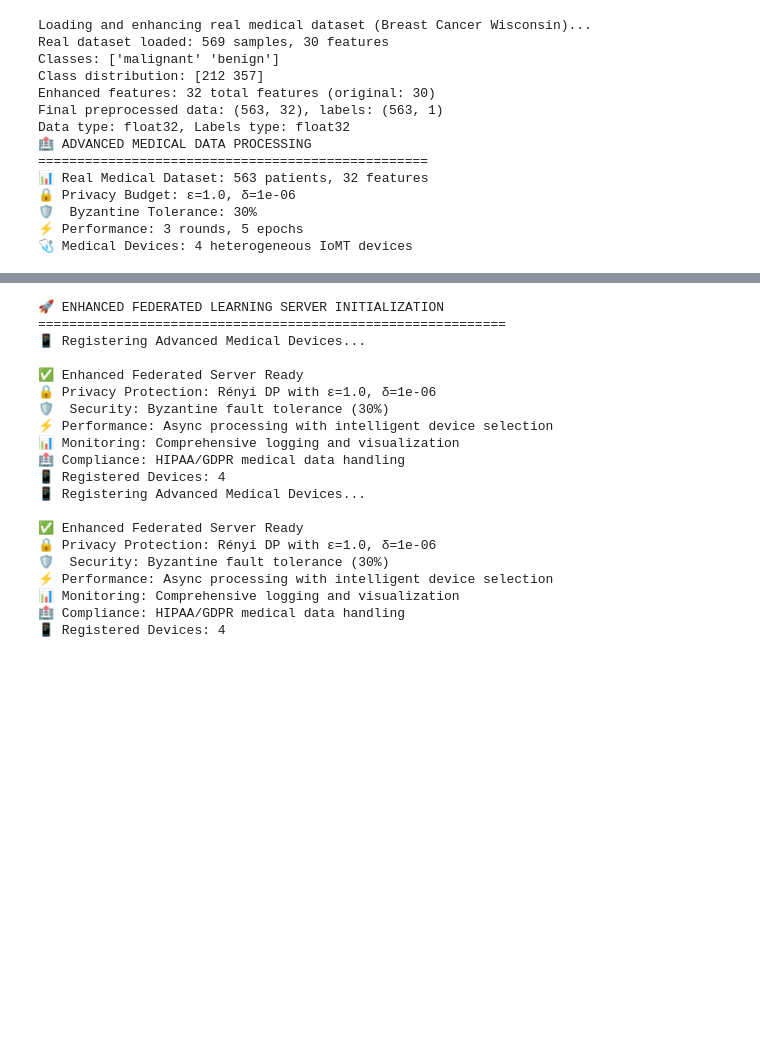
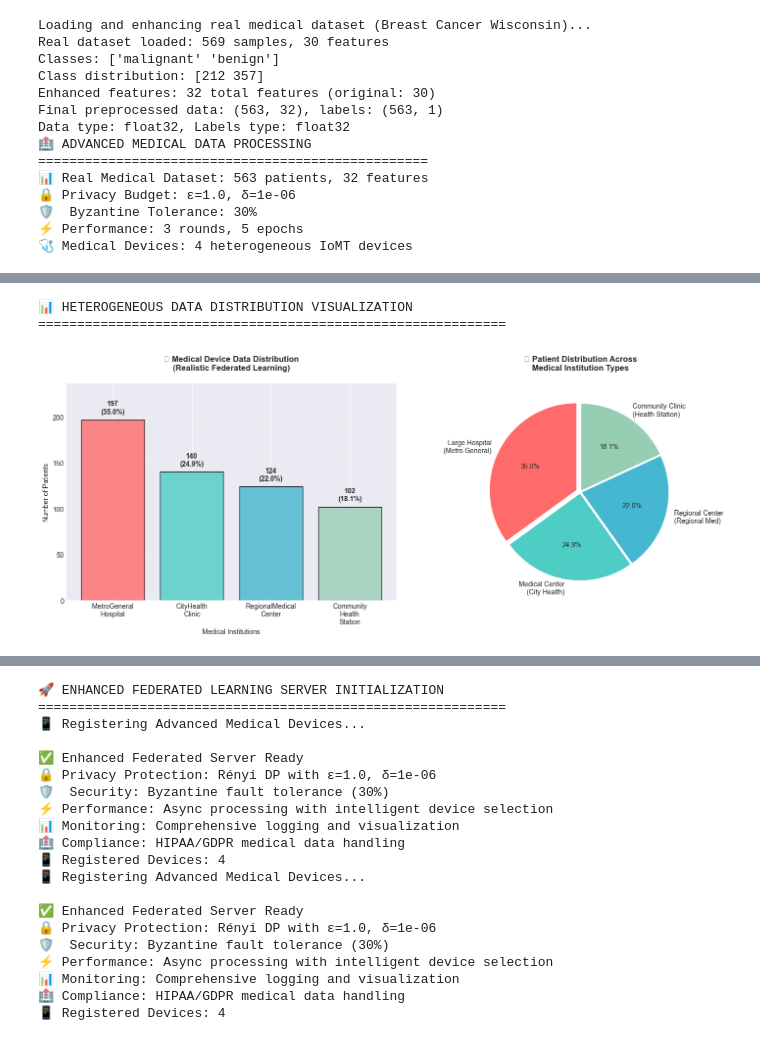
Before and after one commit to majid-ali-110/Fedarated-Learning-master, a Jupyter notebook: main.ipynb, the cells around one changed output, grey strips where cells are left out. Saved outputs shown, nothing was run; the diff lists cells and outputs as text; code cells hidden in the pictures; blank space fills up the shorter version.

Commit message:
Removed Unused imports and added randomness to data distribution

```diff
--- a/main.ipynb
+++ b/main.ipynb
@@ -201,3 +219,75 @@ print(f"\n🚀 Enterprise Medical Federated Learning System Ready!")
     - Privacy Budget: 5.00/5.0
 
 🚀 Enterprise Medical Federated Learning System Ready!
+# %%
+# 📊 VISUALIZE HETEROGENEOUS DATA DISTRIBUTION
+print("📊 HETEROGENEOUS DATA DISTRIBUTION VISUALIZATION")
+print("=" * 60)
+
+# Create visualization of data distribution
+fig, (ax1, ax2) = plt.subplots(1, 2, figsize=(15, 6))
+
+# 1. Device Data Distribution (Bar Chart)
+device_names = [device.device_id for device in advanced_medical_devices]
+device_counts = [len(device.X_local) if len(device.X_local) > 0 else 0 for device in advanced_medical_devices]
+device_percentages = [count/sum(device_counts)*100 for count in device_counts]
+
+colors = ['#FF6B6B', '#4ECDC4', '#45B7D1', '#96CEB4']
+bars = ax1.bar(range(len(device_names)), device_counts, color=colors, alpha=0.8, edgecolor='black')
+ax1.set_title('🏥 Medical Device Data Distribution\n(Realistic Federated Learning)', fontweight='bold', pad=20)
+ax1.set_xlabel('Medical Institutions')
+ax1.set_ylabel('Number of Patients')
+ax1.set_xticks(range(len(device_names)))
+ax1.set_xticklabels([name.replace('_', '\n') for name in device_names], rotation=0)
+
+# Add percentage labels on bars
+for bar, count, pct in zip(bars, device_counts, device_percentages):
+    height = bar.get_height()
+    ax1.text(bar.get_x() + bar.get_width()/2., height + 5,
+             f'{count}\n({pct:.1f}%)', ha='center', va='bottom', fontweight='bold')
+
+# Add grid for better readability
+ax1.grid(True, alpha=0.3, axis='y')
+ax1.set_ylim(0, max(device_counts) * 1.2)
+
+# 2. Data Distribution Types (Pie Chart)
+device_types_display = ['Large Hospital\n(Metro General)', 'Medical Center\n(City Health)',
+                       'Regional Center\n(Regional Med)', 'Community Clinic\n(Health Station)']
+
+ax2.pie(device_counts, labels=device_types_display, colors=colors, autopct='%1.1f%%',
+        startangle=90, explode=(0.05, 0.02, 0.02, 0.02))
+ax2.set_title('🔀 Patient Distribution Across\nMedical Institution Types', fontweight='bold', pad=20)
+
+plt.tight_layout()
+plt.show()
+
+# Print detailed distribution analysis
+print(f"\n📈 FEDERATED LEARNING DATA DISTRIBUTION ANALYSIS:")
+print("-" * 60)
+print(f"{'Institution':<25} {'Patients':<10} {'Percentage':<12} {'Type':<15}")
+print("-" * 60)
+
+institution_types = ['Large Hospital', 'Medical Center', 'Regional Center', 'Community Clinic']
+for i, device in enumerate(advanced_medical_devices):
+    count = len(device.X_local) if len(device.X_local) > 0 else 0
+    percentage = count/sum(device_counts)*100
+    print(f"{device.device_id:<25} {count:<10} {percentage:<12.1f}% {institution_types[i]:<15}")
+
+print("-" * 60)
+print(f"{'TOTAL':<25} {sum(device_counts):<10} {'100.0%':<12} {'All Types':<15}")
+
+print(f"\n✅ REALISTIC FEDERATED LEARNING SETUP:")
+print("   🔀 Non-IID Data: Each device has different patient populations")
+print("   📊 Heterogeneous Sizes: Reflects real-world hospital capacities")
+print("   🎯 Random Distribution: Patients randomly assigned to institutions")
+print("   🏥 Institutional Variety: Large hospitals to small clinics")
+
+print(f"\n🎯 BENEFITS FOR FEDERATED LEARNING TRAINING:")
+print("   • More robust algorithm testing under realistic conditions")
+print("   • Better generalization to real-world deployment scenarios")
+print("   • Improved handling of data heterogeneity challenges")
+print("   • Realistic communication and privacy cost modeling")
+# %% [output]
+📊 HETEROGENEOUS DATA DISTRIBUTION VISUALIZATION
+============================================================
+[figure, added]
```
Also changed, not shown: parts of 7 cells of this notebook, 10 other files.
